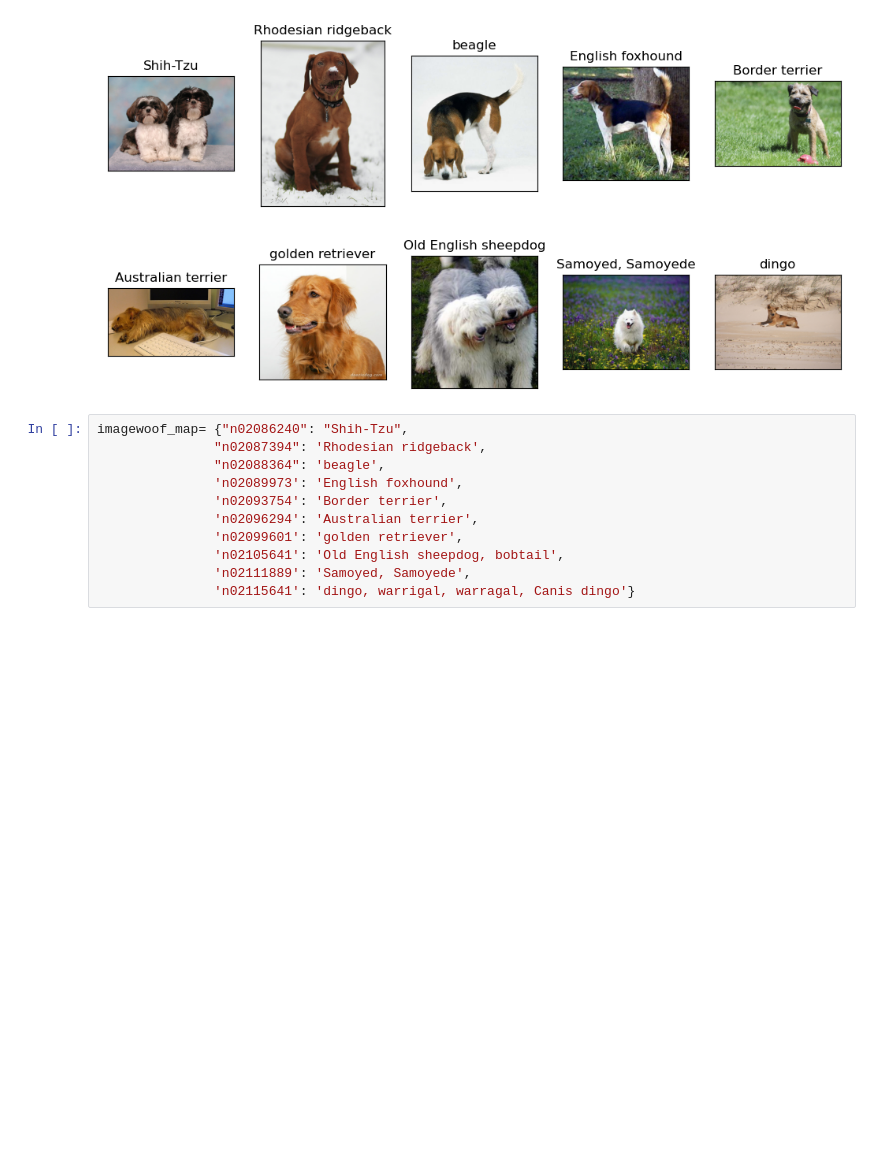
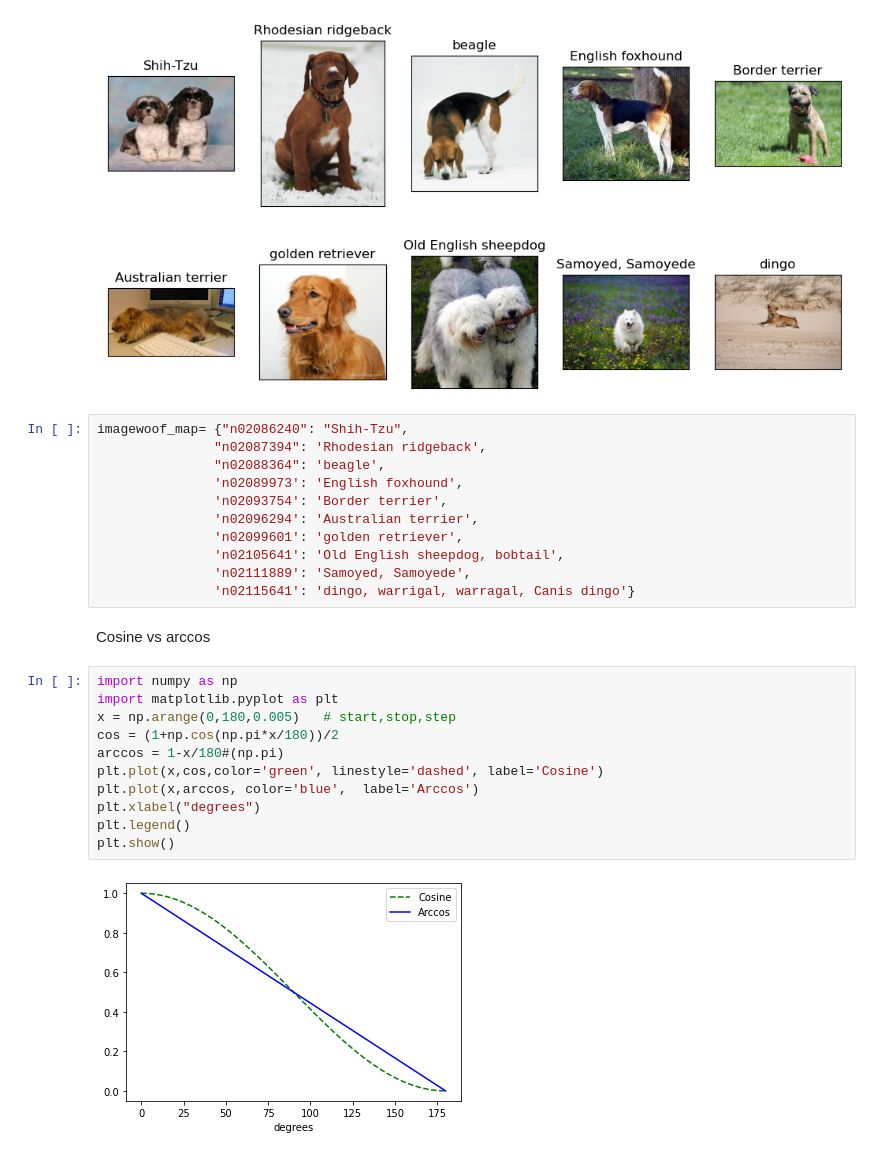
Before and after one commit to YeskendirK/geometric-contrastive-learning, a Jupyter notebook: visualizations.ipynb, the cells around one changed output. Cells and saved outputs as stored; diff of their text form; blank space fills up the shorter version.

```diff
--- a/visualizations.ipynb
+++ b/visualizations.ipynb
@@ -138,3 +138,18 @@ imagewoof_map= {"n02086240": "Shih-Tzu",
                'n02105641': 'Old English sheepdog, bobtail',
                'n02111889': 'Samoyed, Samoyede',
                'n02115641': 'dingo, warrigal, warragal, Canis dingo'}
+# %% [markdown]
+Cosine vs arccos
+# %%
+import numpy as np
+import matplotlib.pyplot as plt
+x = np.arange(0,180,0.005)   # start,stop,step
+cos = (1+np.cos(np.pi*x/180))/2
+arccos = 1-x/180#(np.pi)
+plt.plot(x,cos,color='green', linestyle='dashed', label='Cosine')
+plt.plot(x,arccos, color='blue',  label='Arccos')
+plt.xlabel("degrees")
+plt.legend()
+plt.show()
+# %% [output]
+[figure, added]
```
Also changed, not shown: parts of 6 cells of this notebook, 9 other files.
